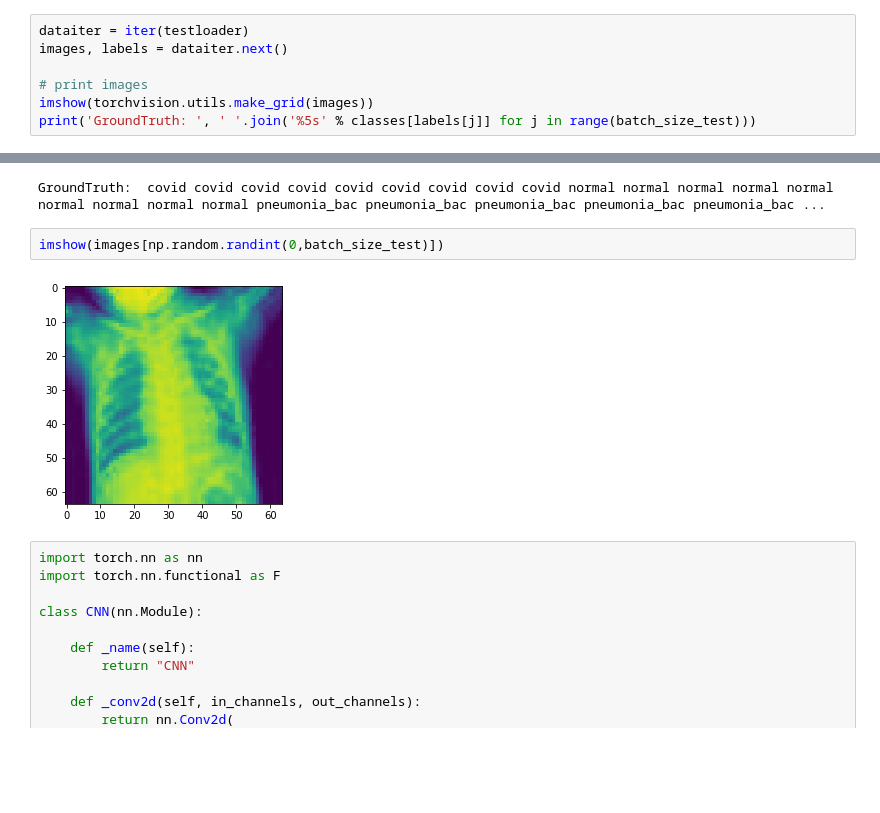
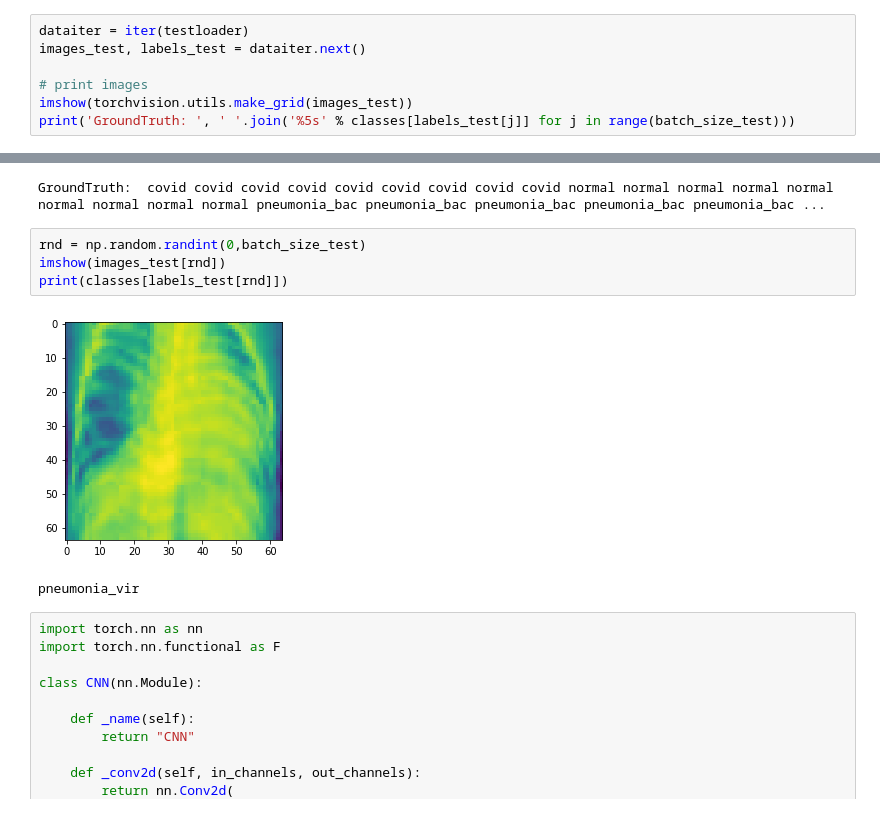
Before and after one commit to rossettisimone/AUGMENTATION_GAN, a Jupyter notebook: CNN.ipynb, the cells around one changed output, grey strips where cells are left out. Cells and saved outputs as stored; diff of their text form; blank space fills up the shorter version.

```diff
--- a/CNN.ipynb
+++ b/CNN.ipynb
@@ -213,17 +240,20 @@ imshow(images[np.random.randint(0,batch_size_train)])
 # %%
 dataiter = iter(testloader)
-images, labels = dataiter.next()
+images_test, labels_test = dataiter.next()
 
 # print images
-imshow(torchvision.utils.make_grid(images))
-print('GroundTruth: ', ' '.join('%5s' % classes[labels[j]] for j in range(batch_size_test)))
+imshow(torchvision.utils.make_grid(images_test))
+print('GroundTruth: ', ' '.join('%5s' % classes[labels_test[j]] for j in range(batch_size_test)))
 # %% [output]
 [figure]
 GroundTruth:  covid covid covid covid covid covid covid covid covid normal normal normal normal normal normal normal normal normal pneumonia_bac pneumonia_bac pneumonia_bac pneumonia_bac pneumonia_bac ...
 # %%
-imshow(images[np.random.randint(0,batch_size_test)])
+rnd = np.random.randint(0,batch_size_test)
+imshow(images_test[rnd])
+print(classes[labels_test[rnd]])
 # %% [output]
-[figure, old version]
+[figure, new version]
+pneumonia_vir
 # %%
 import torch.nn as nn
 import torch.nn.functional as F
```
Also changed, not shown: parts of 14 cells of this notebook.
